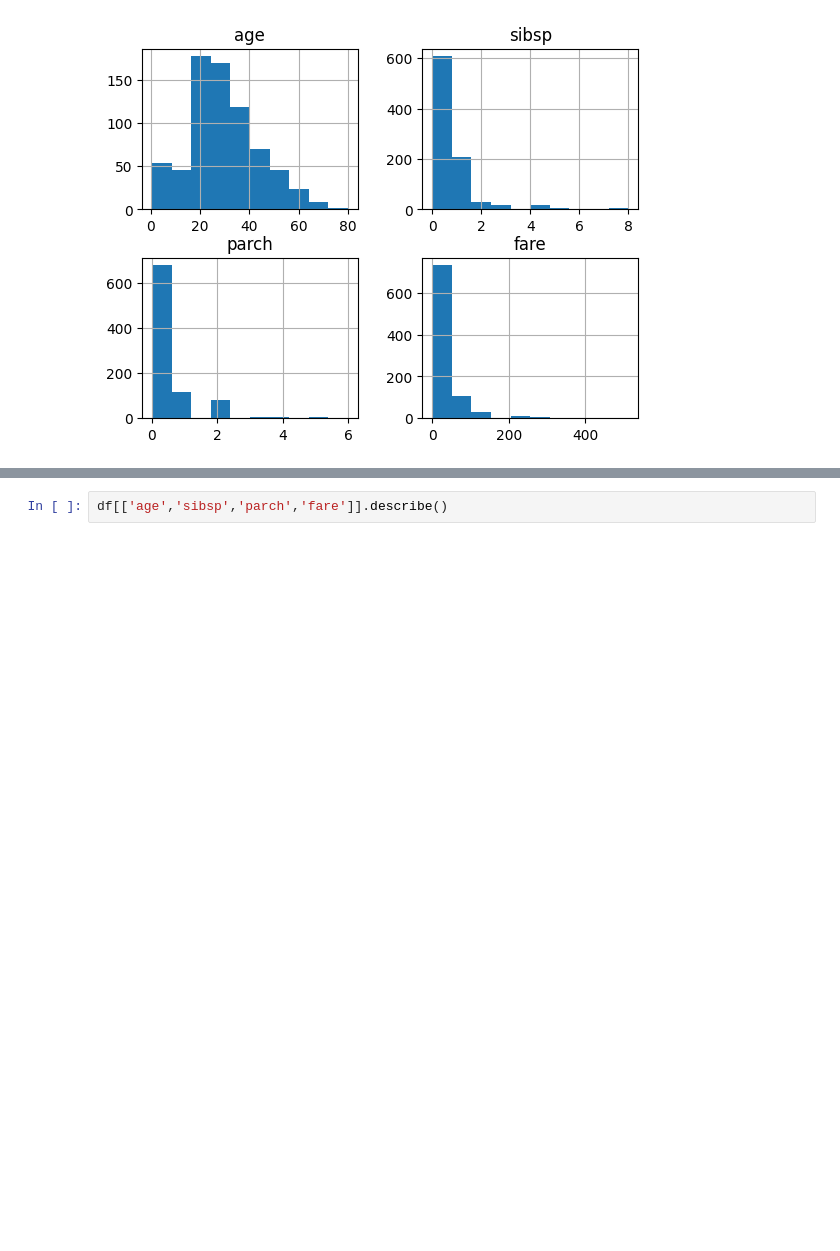
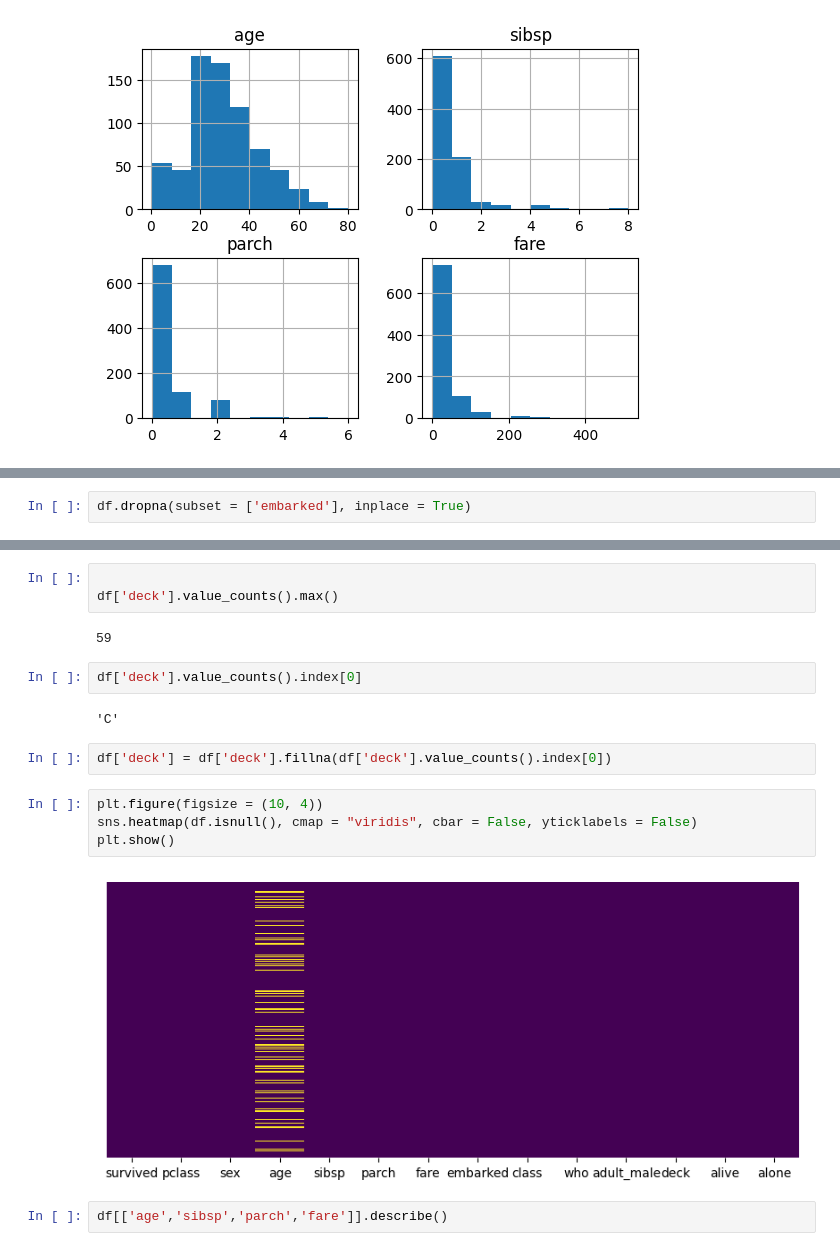
Before and after one commit to Kaderbalde/EXERCISE, a Jupyter notebook: EXO1.ipynb, the cells around one changed output, grey strips where cells are left out. Drawn from its saved outputs; the diff is of its cells as text; blank space fills up the shorter version.

```diff
--- a/EXO1.ipynb
+++ b/EXO1.ipynb
@@ -148,0 +188,2 @@ array([[<Axes: title={'center': 'age'}>,
+# %%
+df.dropna(subset = ['embarked'], inplace = True)
@@ -149,3 +219,20 @@ array([[<Axes: title={'center': 'age'}>,
+# %%
+
+df['deck'].value_counts().max()
+# %% [output]
+59
+# %%
+df['deck'].value_counts().index[0]
+# %% [output]
+'C'
+# %%
+df['deck'] = df['deck'].fillna(df['deck'].value_counts().index[0])
+# %%
+plt.figure(figsize = (10, 4))
+sns.heatmap(df.isnull(), cmap = "viridis", cbar = False, yticklabels = False)
+plt.show()
+# %% [output]
+[figure, added]
 # %%
 df[['age','sibsp','parch','fare']].describe()
 # %% [output]
```
Also changed, not shown: parts of 8 cells of this notebook.
